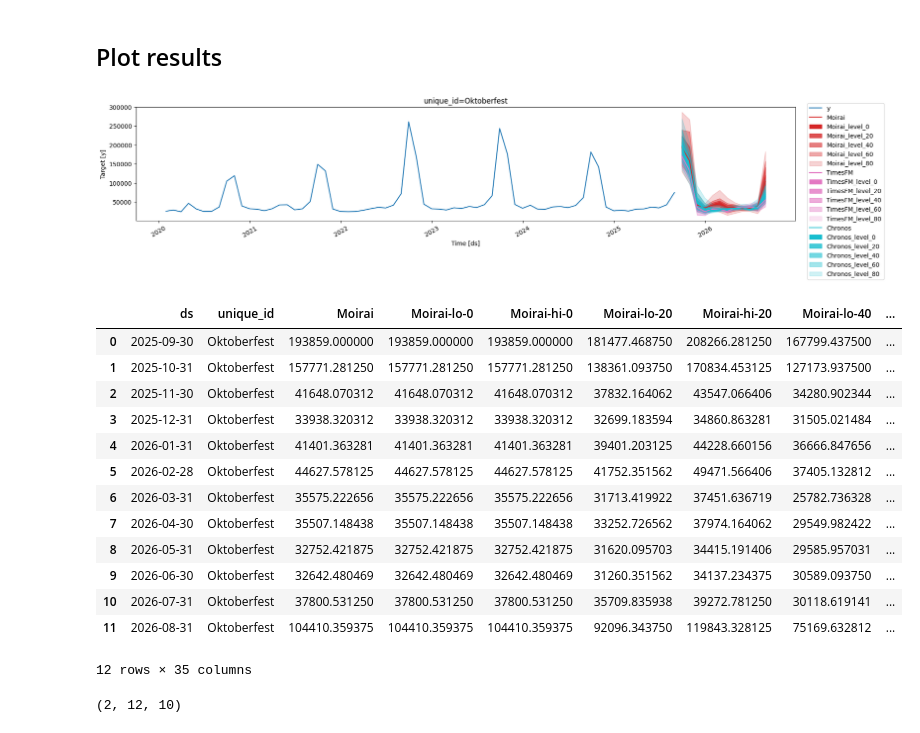
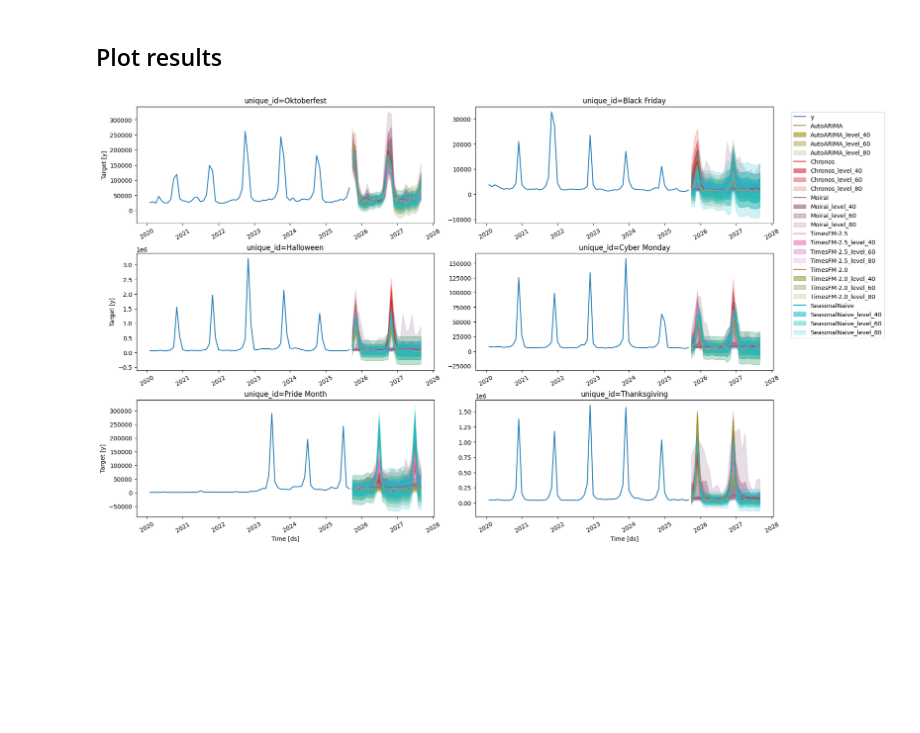
Before and after one commit to mpg05883/timecopilot, a Jupyter notebook: docs/examples/ts-foundation-models-comparison-quickstart.ipynb, the cells around one changed output. Cells and saved outputs as stored; diff of their text form; code cells hidden in the pictures; blank space fills up the shorter version.

```diff
--- a/docs/examples/ts-foundation-models-comparison-quickstart.ipynb
+++ b/docs/examples/ts-foundation-models-comparison-quickstart.ipynb
@@ -53,8 +51,11 @@ Loaded PyTorch TimesFM, likely because python version is 3.11.12 (main, May 22 2
 
 tcf = TimeCopilotForecaster(
     models=[
-        #Chronos(repo_id="amazon/chronos-bolt-small"),
-        #Moirai(),
+        AutoARIMA(),
+        Chronos(repo_id="amazon/chronos-bolt-small"),
+        Moirai(),
         TimesFM(repo_id="google/timesfm-2.5-200m-pytorch", alias="TimesFM-2.5"),
+        TimesFM(repo_id="google/timesfm-2.0-500m-pytorch", alias="TimesFM-2.0"),
+        SeasonalNaive(),
     ]
 )
@@ -84,54 +69,10 @@ You can optionally specify the following parameters:
 - seasonality: The seasonal period of your data, which can be inferred if not provided
 # %%
 level = [0, 20, 40, 60, 80] # zero level is strange (it's the median/point forecast), but that comes from the required inputs by TimesFM
-fcst_df = tcf.forecast(df=df, h=12, level=level)
+fcst_df = tcf.forecast(df=df, h=24, level=level)
 # %% [markdown]
 ## Plot results
 # %%
-tcf.plot(df, fcst_df, level=level)
+tcf.plot(df, fcst_df, level=[40, 60, 80])
 # %% [output]
-[figure, old version]
+[figure, new version]
-# %%
-fcst_df
-# %% [output]
-|  | ds | unique_id | Moirai | Moirai-lo-0 | Moirai-hi-0 | Moirai-lo-20 | Moirai-hi-20 | Moirai-lo-40 | ... |
-| 0 | 2025-09-30 | Oktoberfest | 193859.000000 | 193859.000000 | 193859.000000 | 181477.468750 | 208266.281250 | 167799.437500 | ... |
-| 1 | 2025-10-31 | Oktoberfest | 157771.281250 | 157771.281250 | 157771.281250 | 138361.093750 | 170834.453125 | 127173.937500 | ... |
-| 2 | 2025-11-30 | Oktoberfest | 41648.070312 | 41648.070312 | 41648.070312 | 37832.164062 | 43547.066406 | 34280.902344 | ... |
-| 3 | 2025-12-31 | Oktoberfest | 33938.320312 | 33938.320312 | 33938.320312 | 32699.183594 | 34860.863281 | 31505.021484 | ... |
-| 4 | 2026-01-31 | Oktoberfest | 41401.363281 | 41401.363281 | 41401.363281 | 39401.203125 | 44228.660156 | 36666.847656 | ... |
-| 5 | 2026-02-28 | Oktoberfest | 44627.578125 | 44627.578125 | 44627.578125 | 41752.351562 | 49471.566406 | 37405.132812 | ... |
-| 6 | 2026-03-31 | Oktoberfest | 35575.222656 | 35575.222656 | 35575.222656 | 31713.419922 | 37451.636719 | 25782.736328 | ... |
-| 7 | 2026-04-30 | Oktoberfest | 35507.148438 | 35507.148438 | 35507.148438 | 33252.726562 | 37974.164062 | 29549.982422 | ... |
-| 8 | 2026-05-31 | Oktoberfest | 32752.421875 | 32752.421875 | 32752.421875 | 31620.095703 | 34415.191406 | 29585.957031 | ... |
-| 9 | 2026-06-30 | Oktoberfest | 32642.480469 | 32642.480469 | 32642.480469 | 31260.351562 | 34137.234375 | 30589.093750 | ... |
-| 10 | 2026-07-31 | Oktoberfest | 37800.531250 | 37800.531250 | 37800.531250 | 35709.835938 | 39272.781250 | 30118.619141 | ... |
-| 11 | 2026-08-31 | Oktoberfest | 104410.359375 | 104410.359375 | 104410.359375 | 92096.343750 | 119843.328125 | 75169.632812 | ... |
-12 rows × 35 columns
-# %%
-import numpy as np
-import timesfm
-model = timesfm.TimesFM_2p5_200M_torch()
-model.load_checkpoint()
-model.compile(
-    timesfm.ForecastConfig(
-        max_context=1024,
-        max_horizon=256,
-        normalize_inputs=True,
-        use_continuous_quantile_head=True,
-        force_flip_invariance=True,
-        infer_is_positive=False,
-        fix_quantile_crossing=True,
-    )
-)
-point_forecast, quantile_forecast = model.forecast(
-    horizon=12,
-    inputs=[
-        np.linspace(0, 1, 100),
-        np.sin(np.linspace(0, 20, 67)),
-    ],  # Two dummy inputs
-)
-point_forecast.shape  # (2, 12)
-quantile_forecast.shape
-# %% [output]
-(2, 12, 10)
```
Also changed, not shown: parts of 6 cells of this notebook.
